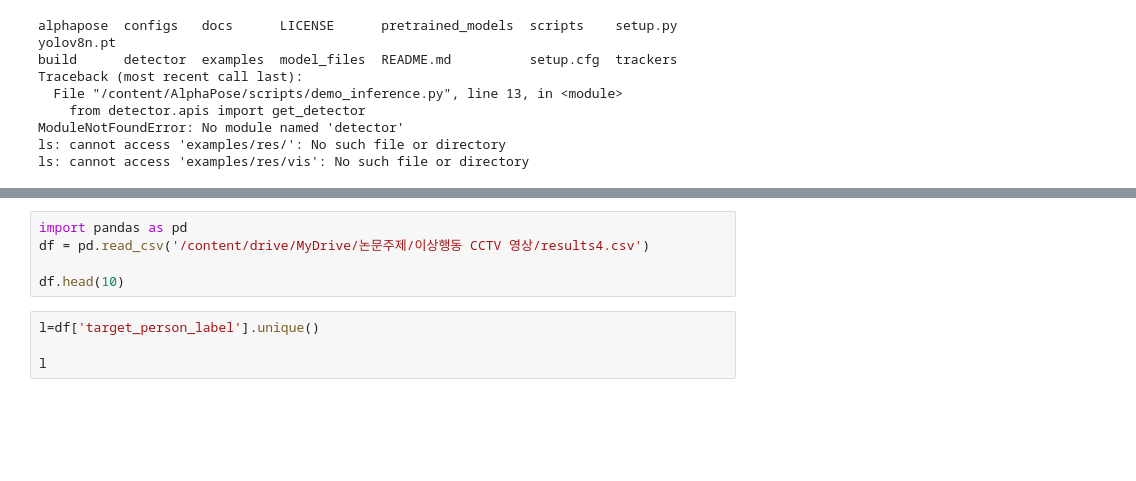
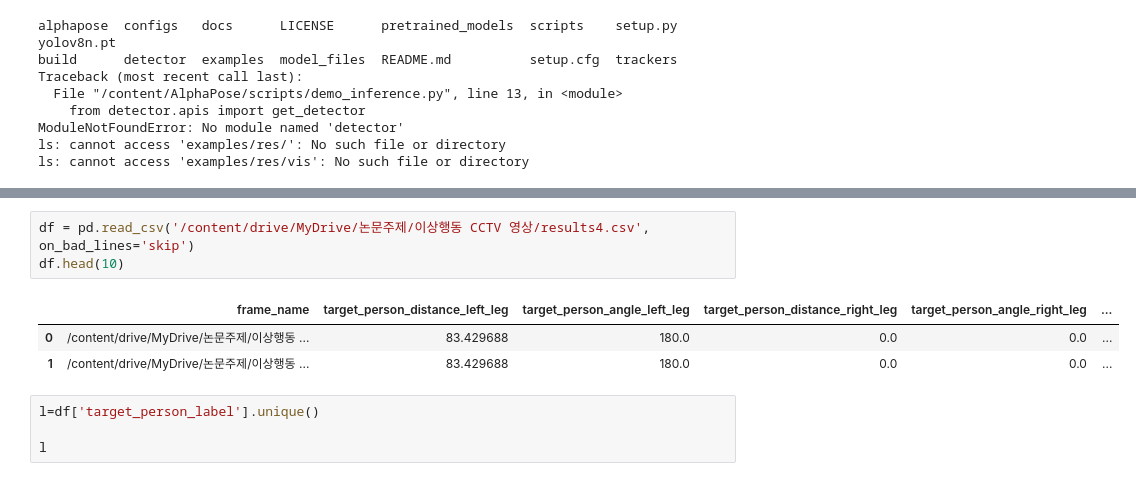
Before and after one commit to LEESUSUSUSU/Paper, a Jupyter notebook: alphapose_xmlfile_정확도올려보자.ipynb, the cells around one changed output, grey strips where cells are left out. Cells and saved outputs as stored; diff of their text form; blank space fills up the shorter version.

```diff
--- a/alphapose_xmlfile_정확도올려보자.ipynb
+++ b/alphapose_xmlfile_정확도올려보자.ipynb
@@ -488,10 +490,12 @@ if __name__ == "__main__":
 # %% [output]
 Loading pose model from /content/drive/MyDrive/논문주제/Final_project/pretrained_models/fast_res50_256x192.pth
 # %%
-import pandas as pd
-df = pd.read_csv('/content/drive/MyDrive/논문주제/이상행동 CCTV 영상/results4.csv')
-
+df = pd.read_csv('/content/drive/MyDrive/논문주제/이상행동 CCTV 영상/results4.csv', on_bad_lines='skip')
 df.head(10)
+# %% [output]
+|  | frame_name | target_person_distance_left_leg | target_person_angle_left_leg | target_person_distance_right_leg | target_person_angle_right_leg | ... |
+| 0 | /content/drive/MyDrive/논문주제/이상행동 ... | 83.429688 | 180.0 | 0.0 | 0.0 | ... |
+| 1 | /content/drive/MyDrive/논문주제/이상행동 ... | 83.429688 | 180.0 | 0.0 | 0.0 | ... |
 # %%
 l=df['target_person_label'].unique()
 
```
Also changed, not shown: parts of 2 cells of this notebook.
